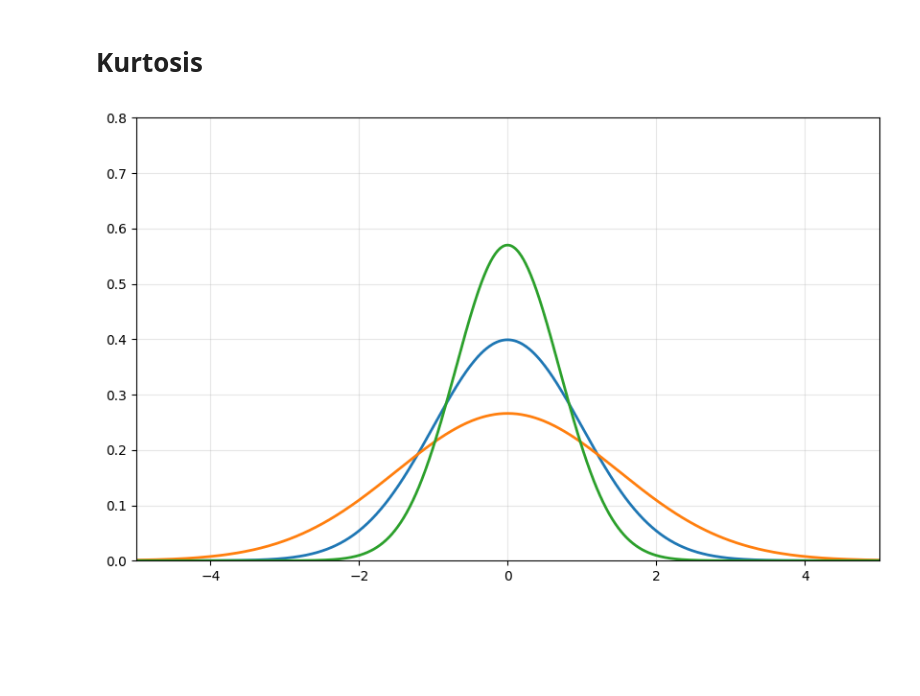
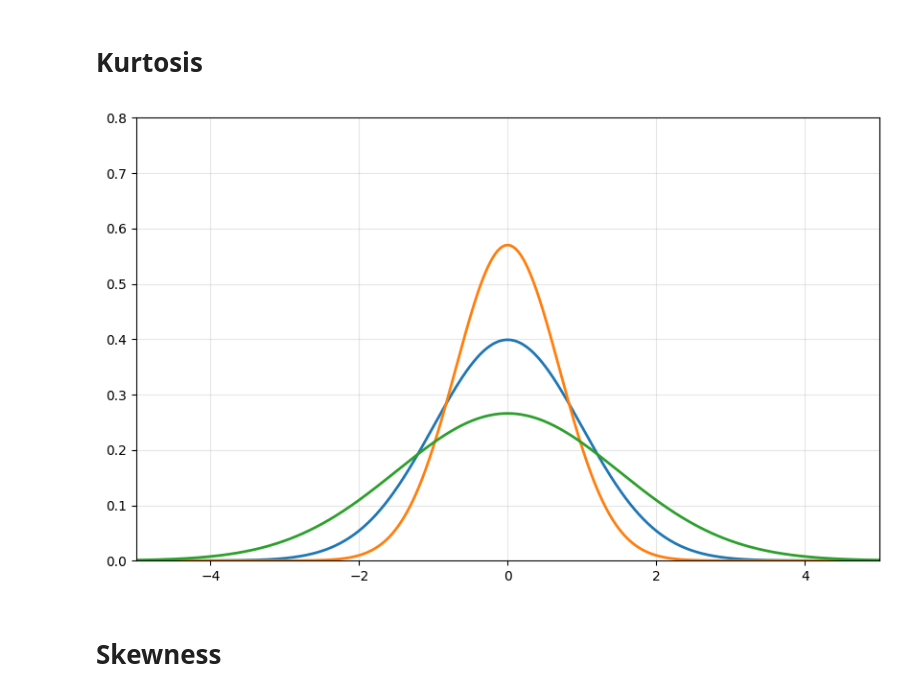
Before and after one commit to SL-Emma/Normal_Distribution_Explorer, a Jupyter notebook: normal_distribution.ipynb, the cells around one changed output. Cells and saved outputs as stored; diff of their text form; code cells hidden in the pictures; blank space fills up the shorter version.

Commit message:
correction and added skewness

```diff
--- a/normal_distribution.ipynb
+++ b/normal_distribution.ipynb
@@ -78,16 +78,18 @@ import scipy.stats as stats
 x = np.linspace(-5, 5, 1000)
 # %%
 normal = stats.norm.pdf(x, 0, 1)
-lepto = stats.norm.pdf(x, 0, 1.5)
-platy = stats.norm.pdf(x, 0, 0.7)
+platy = stats.norm.pdf(x, 0, 1.5)
+lepto = stats.norm.pdf(x, 0, 0.7)
 # %%
 plt.figure(figsize=(10, 6))
 plt.plot(x, normal, label='Mesokurtic', lw=2)
-plt.plot(x, lepto, label='Mesokurtic', lw=2)
-plt.plot(x, platy, label='Mesokurtic', lw=2)
+plt.plot(x, lepto, label='lepto', lw=2)
+plt.plot(x, platy, label='platy', lw=2)
 plt.grid(True, alpha=0.3)
 plt.xlim(-5, 5)
 plt.ylim(0, 0.8)
 plt.show()
 # %% [output]
-[figure, old version]
+[figure, new version]
+# %% [markdown]
+# Skewness
```
Also changed, not shown: parts of 4 cells of this notebook.
